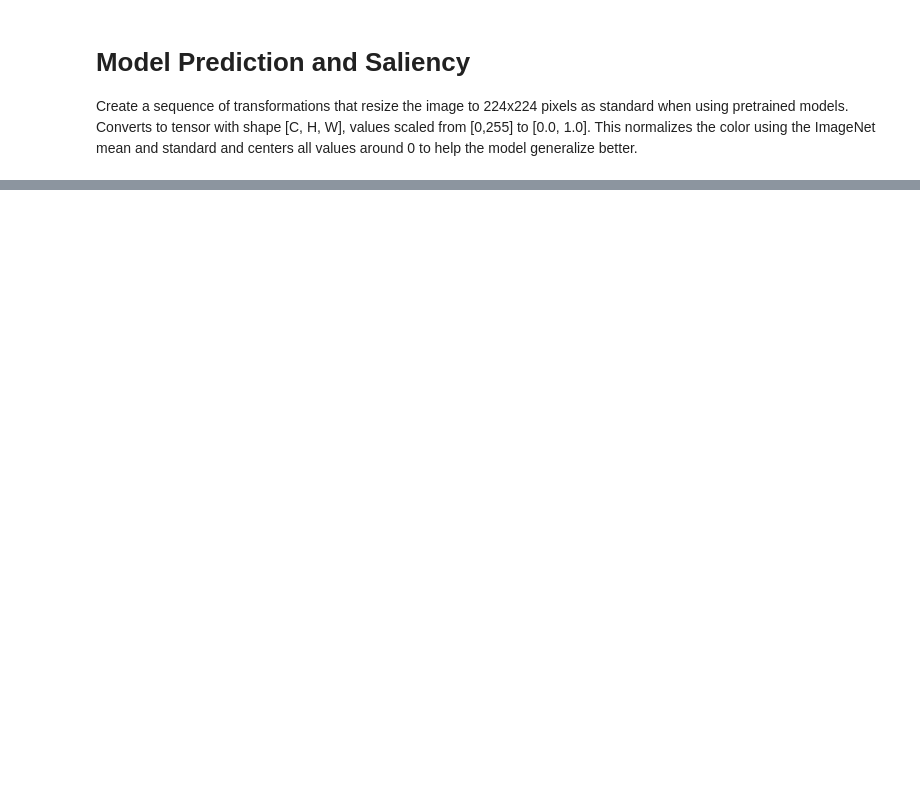
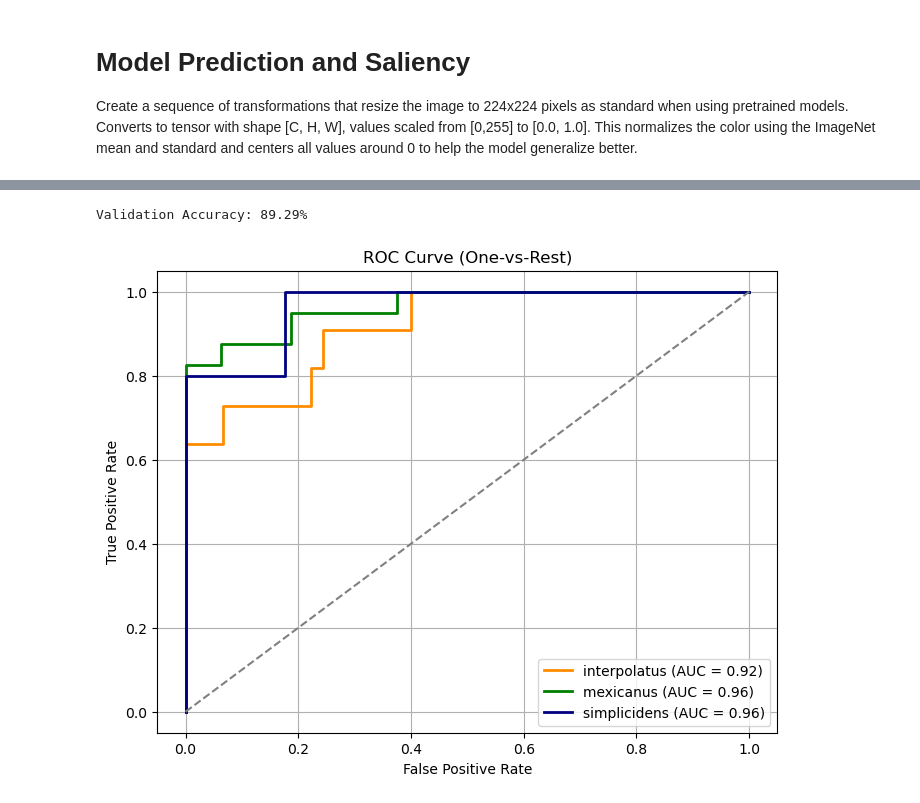
Before and after one commit to stephkillingsworth/Project, a Jupyter notebook: ProjectModel.ipynb, the cells around one changed output, grey strips where cells are left out. Cells and saved outputs as stored; diff of their text form; code cells hidden in the pictures; blank space fills up the shorter version.

```diff
--- a/ProjectModel.ipynb
+++ b/ProjectModel.ipynb
@@ -595,0 +819,72 @@ plt.show()
+# %%
+model.eval()
+val_correct = 0
+val_total = 0
+
+with torch.no_grad():
+    for inputs, labels in val_loader:
+        inputs, labels = inputs.to(device), labels.to(device)
+        outputs = model(inputs)
+        _, predicted = torch.max(outputs.data, 1)
+        val_total += labels.size(0)
+        val_correct += (predicted == labels).sum().item()
+
+val_acc = 100 * val_correct / val_total
+print(f"Validation Accuracy: {val_acc:.2f}%")
+# %% [output]
+Validation Accuracy: 89.29%
+# %%
+import torch
+import numpy as np
+
+model.eval()
+all_labels = []
+all_preds = []
+all_probs = []
+
+with torch.no_grad():
+    for inputs, labels in val_loader:
+        inputs = inputs.to(device)
+        outputs = model(inputs)
+
+        probs = torch.softmax(outputs, dim=1)
+        preds = torch.argmax(probs, dim=1)
+
+        all_labels.extend(labels.numpy())
+        all_preds.extend(preds.cpu().numpy())
+        all_probs.extend(probs.cpu().numpy())
+# %%
+from sklearn.metrics import roc_curve, auc
+from sklearn.preprocessing import label_binarize
+
+# One-hot encode true labels
+n_classes = 3
+y_true = label_binarize(all_labels, classes=[0, 1, 2])
+y_score = np.array(all_probs)
+
+fpr = dict()
+tpr = dict()
+roc_auc = dict()
+
+for i in range(n_classes):
+    fpr[i], tpr[i], _ = roc_curve(y_true[:, i], y_score[:, i])
+    roc_auc[i] = auc(fpr[i], tpr[i])
+
+# Plot all ROC curves
+plt.figure(figsize=(8, 6))
+colors = ['darkorange', 'green', 'navy']
+class_names = ['interpolatus', 'mexicanus', 'simplicidens']
+
+for i in range(n_classes):
+    plt.plot(fpr[i], tpr[i], color=colors[i], lw=2,
+             label=f"{class_names[i]} (AUC = {roc_auc[i]:.2f})")
+
+plt.plot([0, 1], [0, 1], color='gray', linestyle='--')
+plt.xlabel("False Positive Rate")
+plt.ylabel("True Positive Rate")
+plt.title("ROC Curve (One-vs-Rest)")
+plt.legend(loc="lower right")
+plt.grid(True)
+plt.show()
+# %% [output]
+[figure, added]
```
Also changed, not shown: parts of 35 cells of this notebook, 1 other file.
